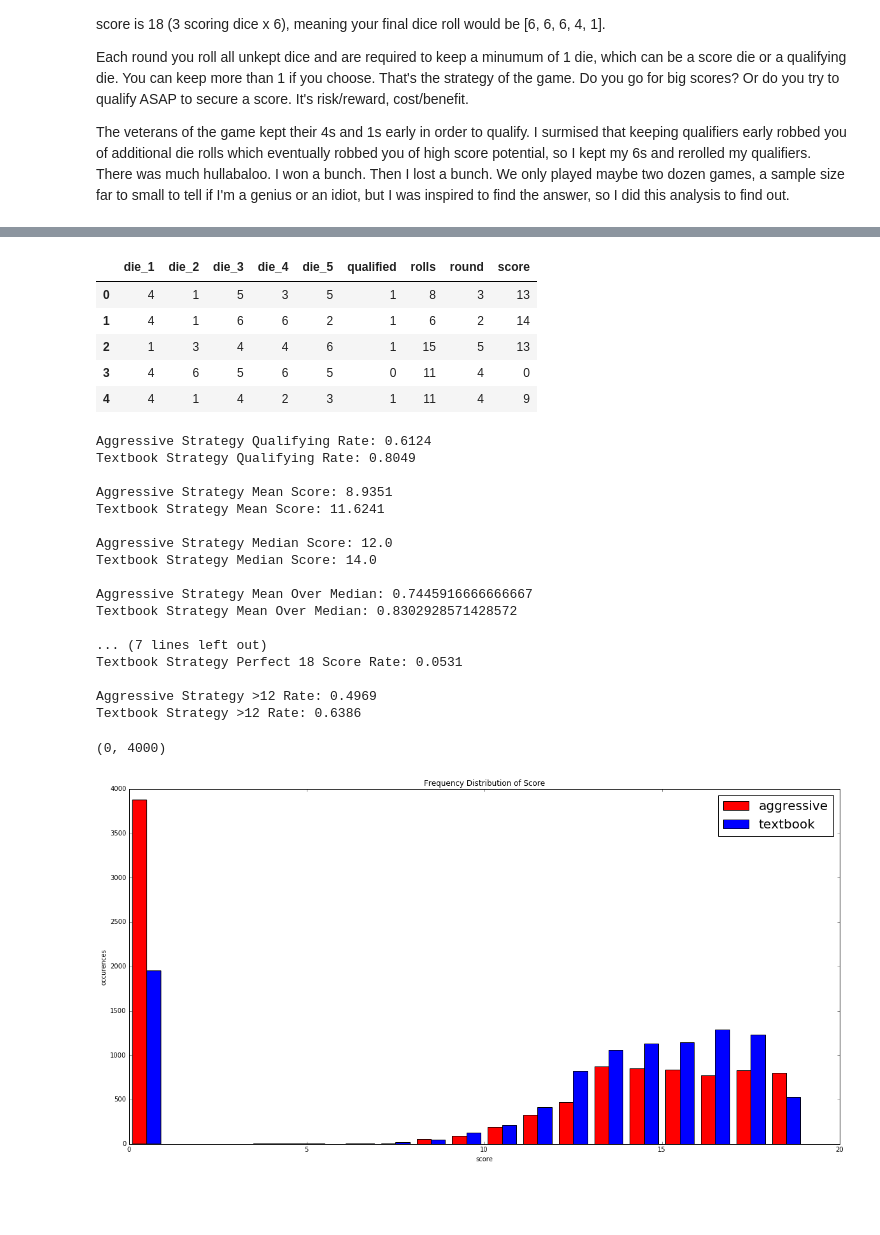
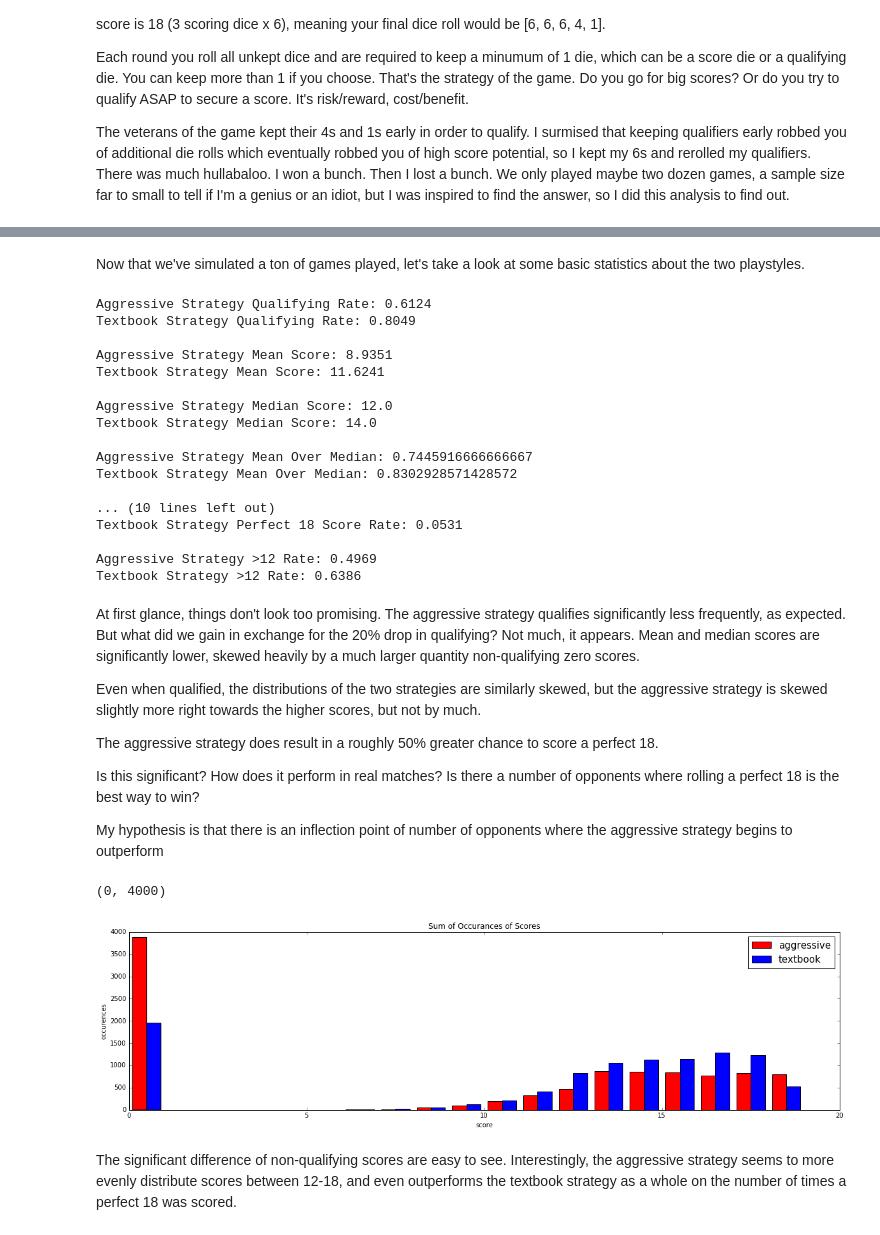
Before and after one commit to themikep82/matthand-dice, a Jupyter notebook: matthand-dice.ipynb, the cells around one changed output, grey strips where cells are left out. Drawn from its saved outputs; the diff is of its cells as text; code cells hidden in the pictures; blank space fills up the shorter version.

```diff
--- a/matthand-dice.ipynb
+++ b/matthand-dice.ipynb
@@ -237,12 +240,5 @@ basic_df=play_game_basic(10000)
-# %%
-basic_df.head()
-# %% [output]
-|  | die_1 | die_2 | die_3 | die_4 | die_5 | qualified | rolls | round | score |
-| 0 | 4 | 1 | 5 | 3 | 5 | 1 | 8 | 3 | 13 |
-| 1 | 4 | 1 | 6 | 6 | 2 | 1 | 6 | 2 | 14 |
-| 2 | 1 | 3 | 4 | 4 | 6 | 1 | 15 | 5 | 13 |
-| 3 | 4 | 6 | 5 | 6 | 5 | 0 | 11 | 4 | 0 |
-| 4 | 4 | 1 | 4 | 2 | 3 | 1 | 11 | 4 | 9 |
+# %% [markdown]
+Now that we've simulated a ton of games played, let's take a look at some basic statistics about the two playstyles.
 # %%
 print('Aggressive Strategy Qualifying Rate: %s' % str(aggro_df['qualified'].sum()/len(aggro_df)))
 print('Textbook Strategy Qualifying Rate: %s\n' % str(basic_df['qualified'].sum()/len(basic_df)))
@@ -262,6 +258,9 @@ print('Textbook Strategy Mean Score When Qualified: %s\n' % str(basic_df[basic_d
 print('Aggressive Strategy Median Score When Qualified: %s' % str(aggro_df[aggro_df.qualified==1]['score'].median()))
 print('Textbook Strategy Median Score When Qualified: %s\n' % str(basic_df[basic_df.qualified==1]['score'].median()))
 
+print('Aggressive Strategy Mean over Median Score When Qualified: %s' % str(aggro_df[aggro_df.qualified==1]['score'].mean()/aggro_df[aggro_df.qualified==1]['score'].median()))
+print('Textbook Strategy Mean over Median Score When Qualified: %s\n' % str(basic_df[basic_df.qualified==1]['score'].mean()/basic_df[basic_df.qualified==1]['score'].median()))
+
 print('Aggressive Strategy Perfect 18 Score Rate: %s' % str(len(aggro_df[aggro_df.score==18])/len(aggro_df)))
 print('Textbook Strategy Perfect 18 Score Rate: %s\n' % str(len(basic_df[basic_df.score==18])/len(basic_df)))
 
@@ -280,33 +279,45 @@ Textbook Strategy Median Score: 14.0
 Aggressive Strategy Mean Over Median: 0.7445916666666667
 Textbook Strategy Mean Over Median: 0.8302928571428572
 
-... (7 lines left out)
+... (10 lines left out)
 Textbook Strategy Perfect 18 Score Rate: 0.0531
 
 Aggressive Strategy >12 Rate: 0.4969
 Textbook Strategy >12 Rate: 0.6386
+# %% [markdown]
+At first glance, things don't look too promising. The aggressive strategy qualifies significantly less frequently, as expected. But what did we gain in exchange for the 20% drop in qualifying? Not much, it appears. Mean and median scores are significantly lower, skewed heavily by a much larger quantity non-qualifying zero scores.
+
+Even when qualified, the distributions of the two strategies are similarly skewed, but the aggressive strategy is skewed slightly more right towards the higher scores, but not by much.
+
+The aggressive strategy does result in a roughly 50% greater chance to score a perfect 18.
+
+Is this significant? How does it perform in real matches? Is there a number of opponents where rolling a perfect 18 is the best way to win?
+
+My hypothesis is that there is an inflection point of number of opponents where the aggressive strategy begins to outperform
 # %%
 bins=[0,1,6,7,8,9,10,11,12,13,14,15,16,17,18,19]
 
 data=[aggro_df['score'], basic_df['score']]
 colors=['red','blue']
 labels=['aggressive', 'textbook']
 
-fig, ax = plt.subplots(figsize=(20, 10))
+fig, ax = plt.subplots(figsize=(20, 5))
 
 
 
 ax.hist(data, bins, histtype='bar', color=color, label=labels, stacked=False)
 
-ax.legend(prop={'size': 20})
+ax.legend(prop={'size': 15})
 
 plt.xlabel('score')
 plt.ylabel('occurences')
-plt.title('Frequency Distribution of Score')
+plt.title('Sum of Occurances of Scores')
 plt.ylim([0,4000])
 # %% [output]
 (0, 4000)
-[figure, old version]
+[figure, new version]
+# %% [markdown]
+The significant difference of non-qualifying scores are easy to see. Interestingly, the aggressive strategy seems to more evenly distribute scores between 12-18, and even outperforms the textbook strategy as a whole on the number of times a perfect 18 was scored.
 # %%
 bins=[0,1,6,7,8,9,10,11,12,13,14,15,16,17,18,19]
 
```
Also changed, not shown: parts of 18 cells of this notebook.
